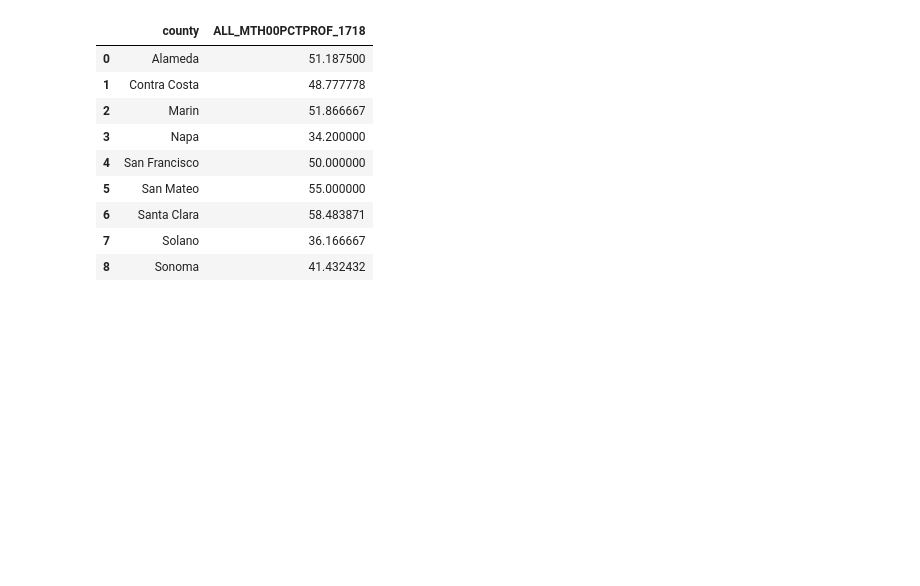
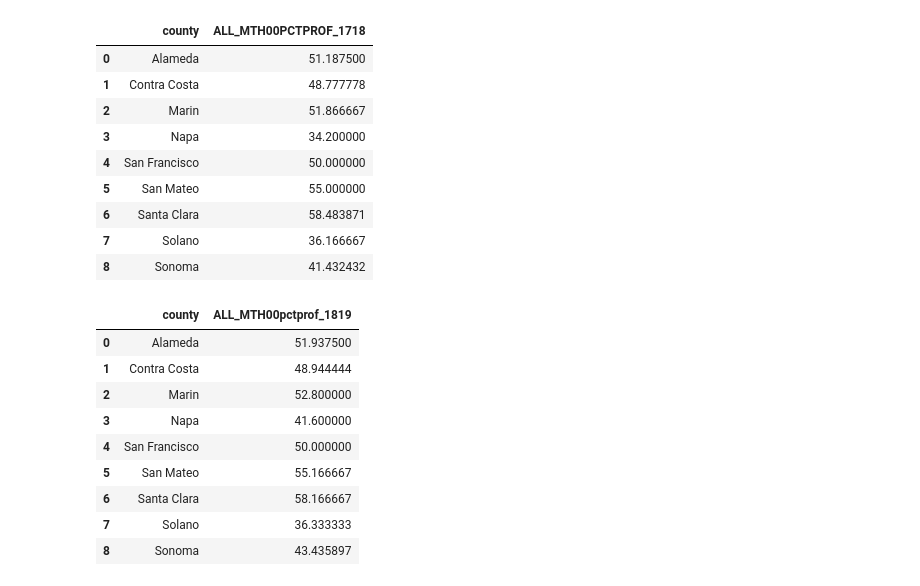
Before and after one commit to meganajoseph/HealthAndSuccess, a Jupyter notebook: Health_and_Academic_Success.ipynb, the cells around one changed output. Drawn from its saved outputs; the diff is of its cells as text; code cells hidden in the pictures; blank space fills up the shorter version.

```diff
--- a/Health_and_Academic_Success.ipynb
+++ b/Health_and_Academic_Success.ipynb
@@ -745,3 +746,30 @@ bay_math_17_18.groupby('county', as_index=False).mean('ALL_MTH00PCTPROF_1718')[[
 | 6 | Santa Clara | 58.483871 |
 | 7 | Solano | 36.166667 |
 | 8 | Sonoma | 41.432432 |
+# %%
+bay_math_18_19 = math_18_19[math_18_19['LEANM'].isin(bay_districts)]
+
+county = np.array([])
+for i in range(len(bay_math_18_19['LEANM'])):
+    for v in district_to_county.keys():
+        if bay_math_18_19['LEANM'].iloc[i] in district_to_county[v]:
+            county = np.append(county, v)
+bay_math_18_19 = bay_math_18_19.reset_index()
+bay_math_18_19['county'] = pd.Series(county)
+
+bay_math_18_19['ALL_MTH00pctprof_1819'] = pd.to_numeric(bay_math_18_19['ALL_MTH00pctprof_1819'].str.slice(stop=2), errors='coerce', downcast='integer')
+
+bay_math_18_19 = bay_math_18_19.groupby('county', as_index=False).mean('ALL_MTH00pctprof_1819')[['county', 'ALL_MTH00pctprof_1819']]
+# %%
+bay_math_18_19
+# %% [output]
+|  | county | ALL_MTH00pctprof_1819 |
+| 0 | Alameda | 51.937500 |
+| 1 | Contra Costa | 48.944444 |
+| 2 | Marin | 52.800000 |
+| 3 | Napa | 41.600000 |
+| 4 | San Francisco | 50.000000 |
+| 5 | San Mateo | 55.166667 |
+| 6 | Santa Clara | 58.166667 |
+| 7 | Solano | 36.333333 |
+| 8 | Sonoma | 43.435897 |
```
Also changed, not shown: parts of 11 cells of this notebook.
